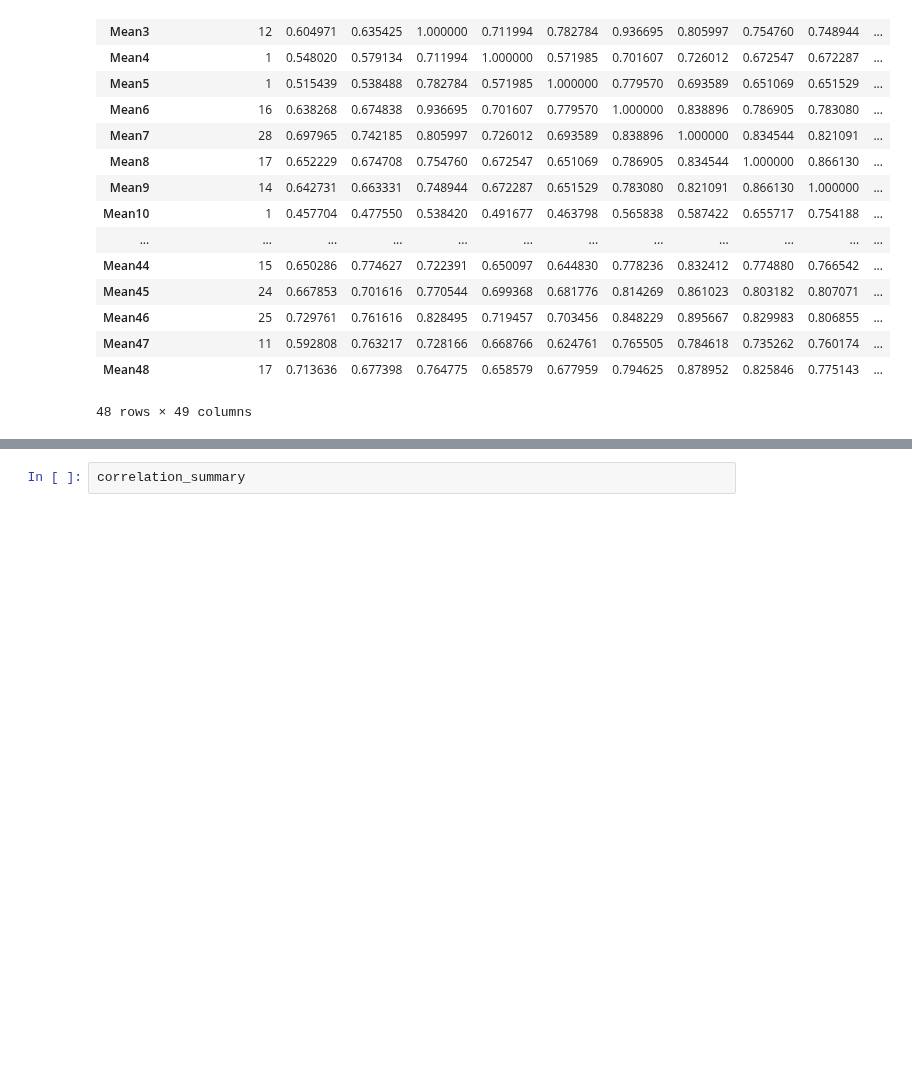
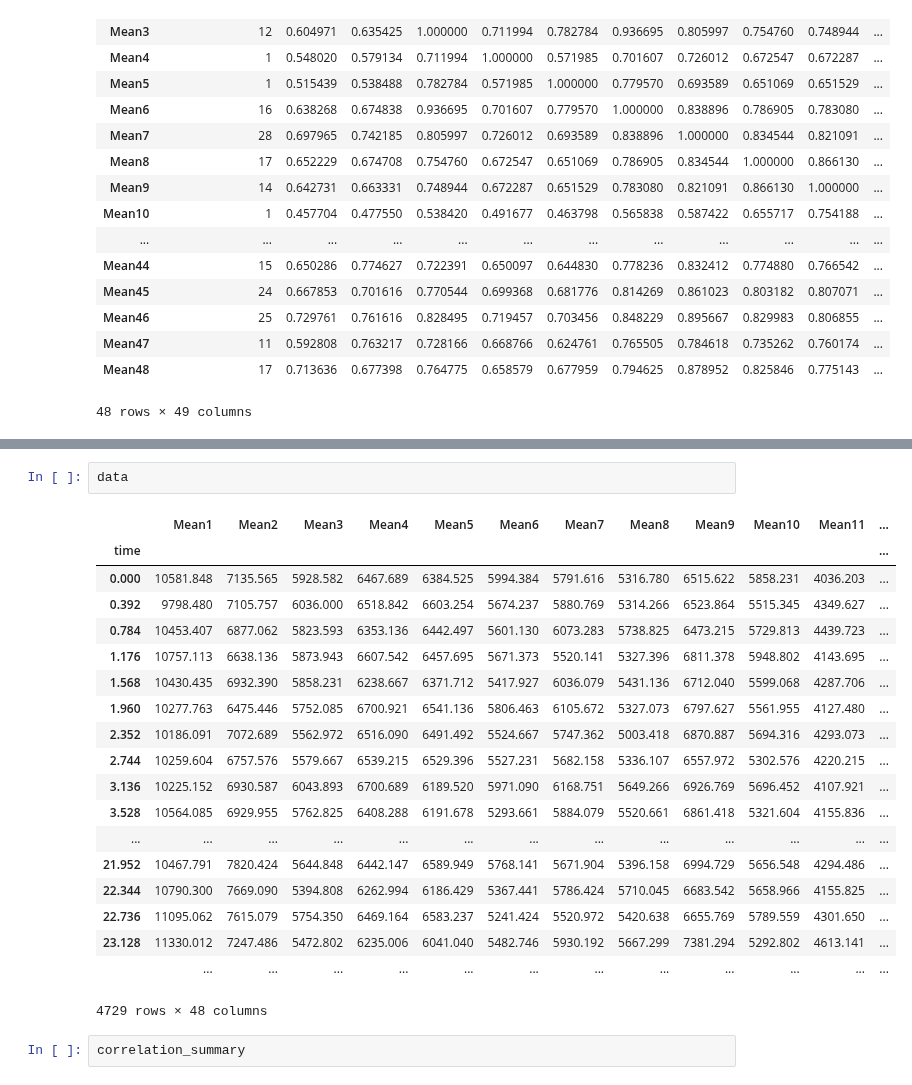
Before and after one commit to aedobyns/lab, a Jupyter notebook: RAIN.ipynb, the cells around one changed output, grey strips where cells are left out. Cells and saved outputs as stored; diff of their text form; blank space fills up the shorter version.

```diff
--- a/RAIN.ipynb
+++ b/RAIN.ipynb
@@ -924,3 +968,25 @@ data_corr
+# %%
+data
+# %% [output]
+|  | Mean1 | Mean2 | Mean3 | Mean4 | Mean5 | Mean6 | Mean7 | Mean8 | Mean9 | Mean10 | Mean11 | ... |
+| time |  |  |  |  |  |  |  |  |  |  |  | ... |
+| 0.000 | 10581.848 | 7135.565 | 5928.582 | 6467.689 | 6384.525 | 5994.384 | 5791.616 | 5316.780 | 6515.622 | 5858.231 | 4036.203 | ... |
+| 0.392 | 9798.480 | 7105.757 | 6036.000 | 6518.842 | 6603.254 | 5674.237 | 5880.769 | 5314.266 | 6523.864 | 5515.345 | 4349.627 | ... |
+| 0.784 | 10453.407 | 6877.062 | 5823.593 | 6353.136 | 6442.497 | 5601.130 | 6073.283 | 5738.825 | 6473.215 | 5729.813 | 4439.723 | ... |
+| 1.176 | 10757.113 | 6638.136 | 5873.943 | 6607.542 | 6457.695 | 5671.373 | 5520.141 | 5327.396 | 6811.378 | 5948.802 | 4143.695 | ... |
+| 1.568 | 10430.435 | 6932.390 | 5858.231 | 6238.667 | 6371.712 | 5417.927 | 6036.079 | 5431.136 | 6712.040 | 5599.068 | 4287.706 | ... |
+| 1.960 | 10277.763 | 6475.446 | 5752.085 | 6700.921 | 6541.136 | 5806.463 | 6105.672 | 5327.073 | 6797.627 | 5561.955 | 4127.480 | ... |
+| 2.352 | 10186.091 | 7072.689 | 5562.972 | 6516.090 | 6491.492 | 5524.667 | 5747.362 | 5003.418 | 6870.887 | 5694.316 | 4293.073 | ... |
+| 2.744 | 10259.604 | 6757.576 | 5579.667 | 6539.215 | 6529.396 | 5527.231 | 5682.158 | 5336.107 | 6557.972 | 5302.576 | 4220.215 | ... |
+| 3.136 | 10225.152 | 6930.587 | 6043.893 | 6700.689 | 6189.520 | 5971.090 | 6168.751 | 5649.266 | 6926.769 | 5696.452 | 4107.921 | ... |
+| 3.528 | 10564.085 | 6929.955 | 5762.825 | 6408.288 | 6191.678 | 5293.661 | 5884.079 | 5520.661 | 6861.418 | 5321.604 | 4155.836 | ... |
+| ... | ... | ... | ... | ... | ... | ... | ... | ... | ... | ... | ... | ... |
+| 21.952 | 10467.791 | 7820.424 | 5644.848 | 6442.147 | 6589.949 | 5768.141 | 5671.904 | 5396.158 | 6994.729 | 5656.548 | 4294.486 | ... |
+| 22.344 | 10790.300 | 7669.090 | 5394.808 | 6262.994 | 6186.429 | 5367.441 | 5786.424 | 5710.045 | 6683.542 | 5658.966 | 4155.825 | ... |
+| 22.736 | 11095.062 | 7615.079 | 5754.350 | 6469.164 | 6583.237 | 5241.424 | 5520.972 | 5420.638 | 6655.769 | 5789.559 | 4301.650 | ... |
+| 23.128 | 11330.012 | 7247.486 | 5472.802 | 6235.006 | 6041.040 | 5482.746 | 5930.192 | 5667.299 | 7381.294 | 5292.802 | 4613.141 | ... |
+|  | ... | ... | ... | ... | ... | ... | ... | ... | ... | ... | ... | ... |
+4729 rows × 48 columns
 # %%
 correlation_summary
 # %% [output]
```
Also changed, not shown: parts of 8 cells of this notebook.
